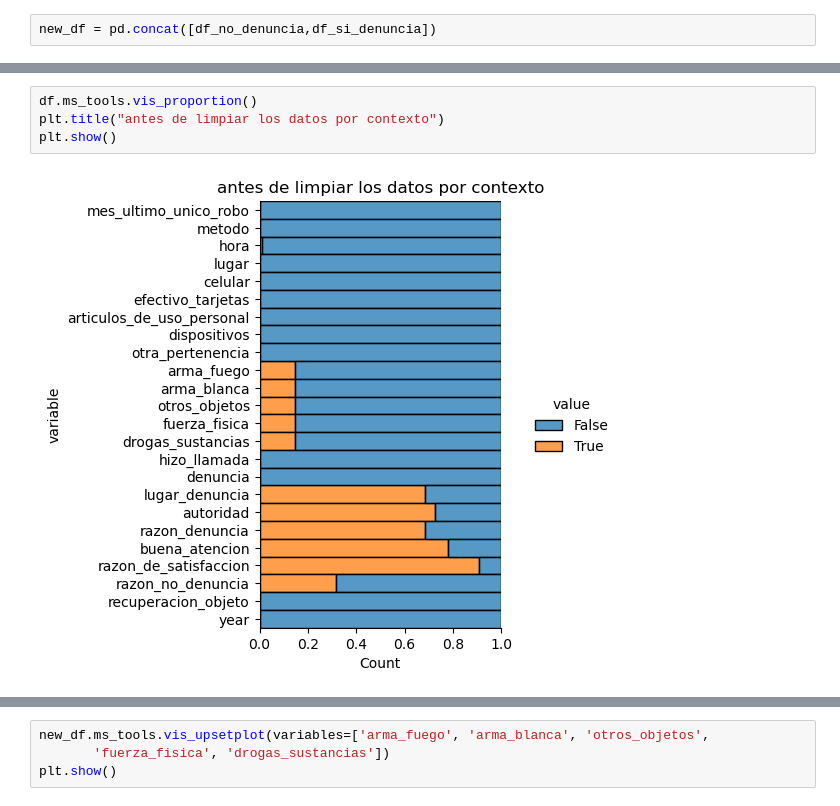
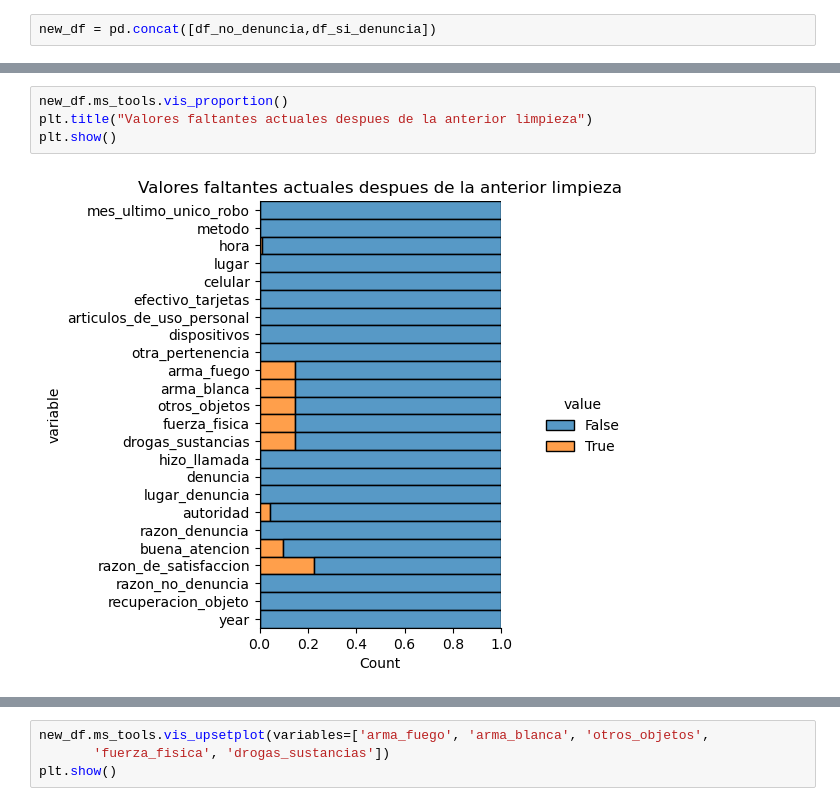
Before and after one commit to giraljv/hurtos_colombia, a Jupyter notebook: notebooks/0-1_nulls.ipynb, the cells around one changed output, grey strips where cells are left out. Saved outputs shown, nothing was run; the diff lists cells and outputs as text.

Commit message:
se borraron algunos datos del dataset en datadownloaded ya que no correspondian con la conversion de valores del dane, además se le hizo mejor documentación y explicación al código

```diff
--- a/notebooks/0-1_nulls.ipynb
+++ b/notebooks/0-1_nulls.ipynb
@@ -171,6 +161,6 @@ print(df.shape,new_df.shape,sep='\n')
 # %%
-df.ms_tools.vis_proportion()
-plt.title("antes de limpiar los datos por contexto")
+new_df.ms_tools.vis_proportion()
+plt.title("Valores faltantes actuales despues de la anterior limpieza")
 plt.show()
 # %% [output]
-[figure, old version]
+[figure, new version]
```
Also changed, not shown: parts of 40 cells of this notebook, 4 other files.
